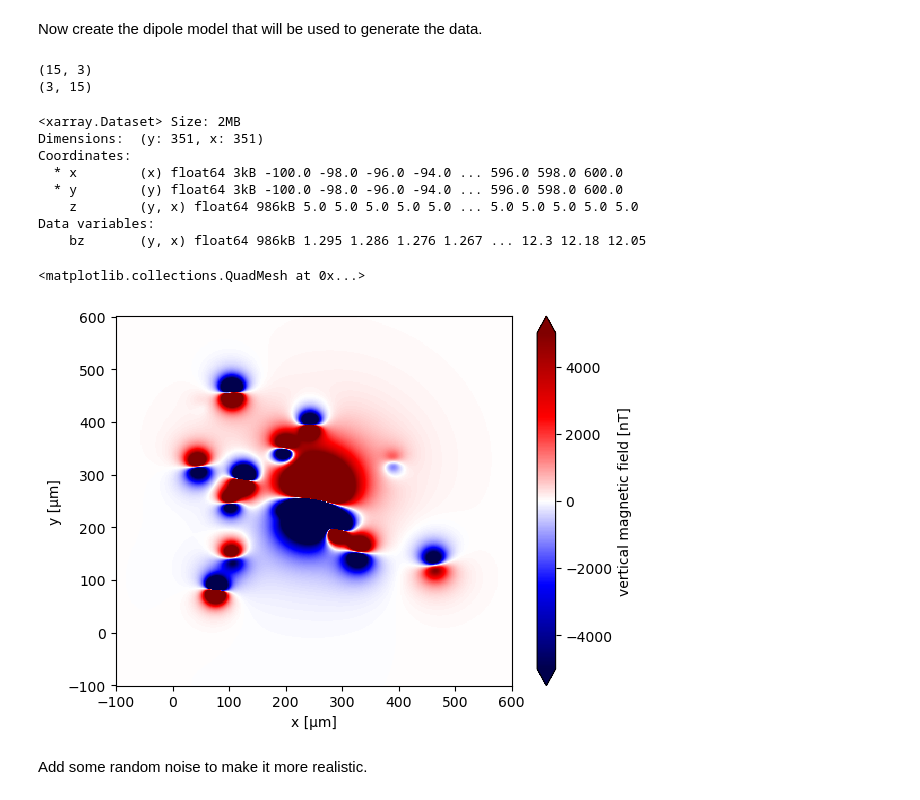
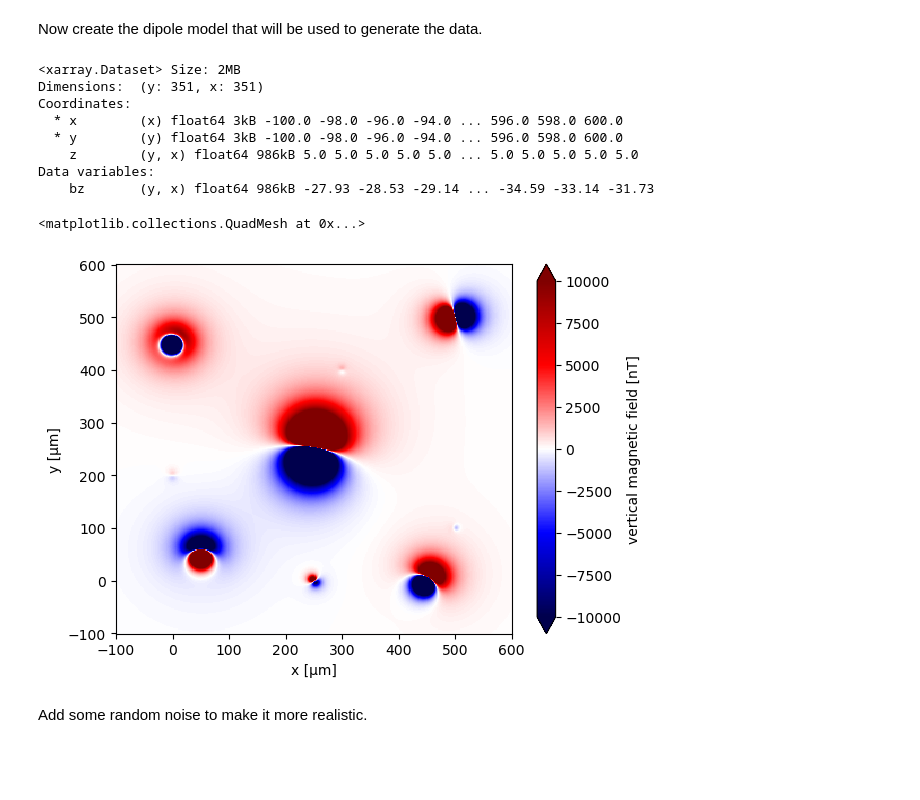
Before and after one commit to compgeolab/micromag-interfering-sources, a Jupyter notebook: code/Re-detection-methodology.ipynb, the cells around one changed output. Saved outputs shown, nothing was run; the diff lists cells and outputs as text; code cells hidden in the pictures; blank space fills up the shorter version.

Commit message:
Add methodology figure for the re-detection

```diff
--- a/code/Re-detection-methodology.ipynb
+++ b/code/Re-detection-methodology.ipynb
@@ -41,8 +28,10 @@ Then, we create a low-frequency noise by simulating deeper dipole sources
 # %% [markdown]
 Now create the dipole model that will be used to generate the data.
 # %%
-sourcers1 = 7
-sourcers2 = 7
+sourcers1 = 4
+sourcers2 = 4
+# np.random.seed(2)
+# np.random.seed(101)
 np.random.seed(2)
 
 dipole_coordinates = (
@@ -55,17 +44,19 @@ dipole_moments = mg.angles_to_vector(
     declination=np.concatenate([np.random.normal(0, 10, sourcers1),np.random.normal(180, 10, sourcers2), [10]]),
     amplitude=np.concatenate([abs(np.random.normal(0, 100, sourcers1+sourcers2))*1.0E-14, [5e-11]]),
 )
-
-# print(abs(np.random.normal(1.0E-14, 1.0E-12, sourcers)))
-print(np.shape(dipole_moments))
-print(np.shape(dipole_coordinates))
-# %% [output]
-(15, 3)
-(3, 15)
+# %%
+dipole_coordinates = (
+   [250, 450, 0, 50, 500, 300, 500, 0, 250],  # µm
+   [250, 0, 450, 50, 500, 400, 100, 200, 0],  # µm
+   [-20, -10, -10, -10, -10, -3, -3, -5, -3],  # µm
+)
+dipole_moments = mg.angles_to_vector(
+    inclination=[10, 35, 80, -50, 0, 0, 45, 0, -20],
+    declination=[10, 35, 35, 180, 257, 0, 270, 0, 320],
+    amplitude=[5e-11, 5e-12, 5e-12, 5e-12, 5e-12, 5e-15, 5e-15, 1e-14, 1.e-13],
+)
 # %%
-# bz_regional = mg.dipole_bz(coordinates, deep_dipole_coordinates, deep_dipole_moments)
 bz = mg.dipole_bz(coordinates, dipole_coordinates, dipole_moments)
-# data = vd.make_xarray_grid(coordinates, bz+bz_regional, data_names=["bz"], dims=("y", "x"), extra_coords_names="z")
 data = vd.make_xarray_grid(coordinates, bz, data_names=["bz"], dims=("y", "x"), extra_coords_names="z")
 data.x.attrs = {"units": "µm"}
 data.y.attrs = {"units": "µm"}
@@ -79,12 +70,12 @@ Coordinates:
   * y        (y) float64 3kB -100.0 -98.0 -96.0 -94.0 ... 596.0 598.0 600.0
     z        (y, x) float64 986kB 5.0 5.0 5.0 5.0 5.0 ... 5.0 5.0 5.0 5.0 5.0
 Data variables:
-    bz       (y, x) float64 986kB 1.295 1.286 1.276 1.267 ... 12.3 12.18 12.05
+    bz       (y, x) float64 986kB -27.93 -28.53 -29.14 ... -34.59 -33.14 -31.73
 # %%
-data.bz.plot.pcolormesh(cmap="seismic", vmax=5000, vmin=-5000)
+data.bz.plot.pcolormesh(cmap="seismic", vmax=10000, vmin=-10000)
 # %% [output]
 <matplotlib.collections.QuadMesh at 0x...>
-[figure, old version]
+[figure, new version]
 # %% [markdown]
 Add some random noise to make it more realistic.
 # %%
```
Also changed, not shown: parts of 40 cells of this notebook, 3 other files.
